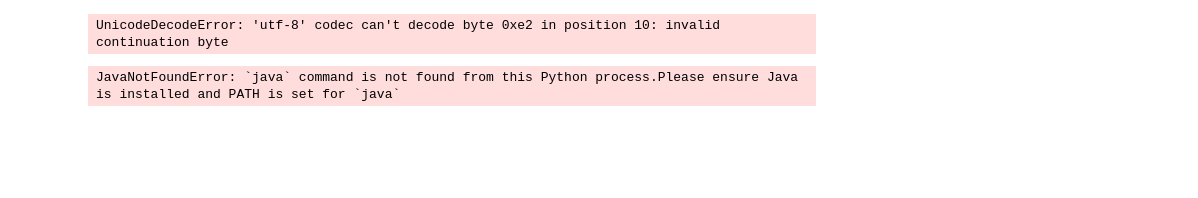
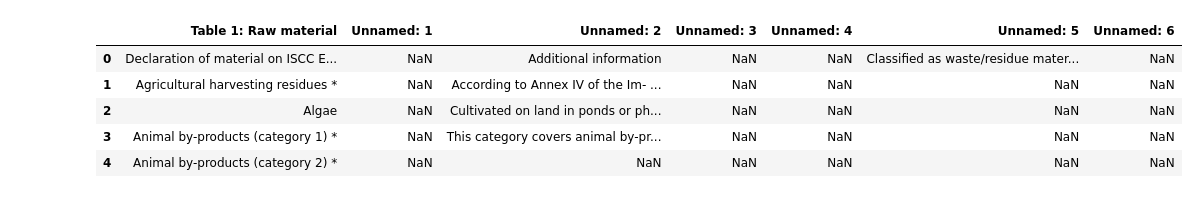
Before and after one commit to Faizack/ISCC_Scrapping, a Jupyter notebook: src/analysis_pdf.ipynb, the cells around one changed output. Cells and saved outputs as stored; diff of their text form; code cells hidden in the pictures; blank space fills up the shorter version.

```diff
--- a/src/analysis_pdf.ipynb
+++ b/src/analysis_pdf.ipynb
@@ -5,11 +3,12 @@ from tabula import read_pdf
-# %%
-url = "https://hub.iscc-system.org//FileHandler/download/summaryAuditReportFile/NDM4ODNfRVUtSVNDQy1DZXJ0LVBMMjMwLTAxNDczMDAx"
-df=pd.read_html(url)
-# %% [output]
-UnicodeDecodeError: 'utf-8' codec can't decode byte 0xe2 in position 10: invalid continuation byte
-# %%
-import tabula
-df = tabula.read_pdf("temp_0.pdf", pages=3)
-print(df)
-# %% [output]
-JavaNotFoundError: `java` command is not found from this Python process.Please ensure Java is installed and PATH is set for `java`
+# %%
+
+df=pd.read_excel('ISCC_EU_material_list_240229.xlsx')
+# %%
+df.head()
+# %% [output]
+|  | Table 1: Raw material | Unnamed: 1 | Unnamed: 2 | Unnamed: 3 | Unnamed: 4 | Unnamed: 5 | Unnamed: 6 |
+| 0 | Declaration of material on ISCC E... | NaN | Additional information | NaN | NaN | Classified as waste/residue mater... | NaN |
+| 1 | Agricultural harvesting residues * | NaN | According to Annex IV of the Im- ... | NaN | NaN | NaN | NaN |
+| 2 | Algae | NaN | Cultivated on land in ponds or ph... | NaN | NaN | NaN | NaN |
+| 3 | Animal by-products (category 1) * | NaN | This category covers animal by-pr... | NaN | NaN | NaN | NaN |
+| 4 | Animal by-products (category 2) * | NaN | NaN | NaN | NaN | NaN | NaN |
```
Also changed, not shown: parts of 16 cells of this notebook, 4 other files.
